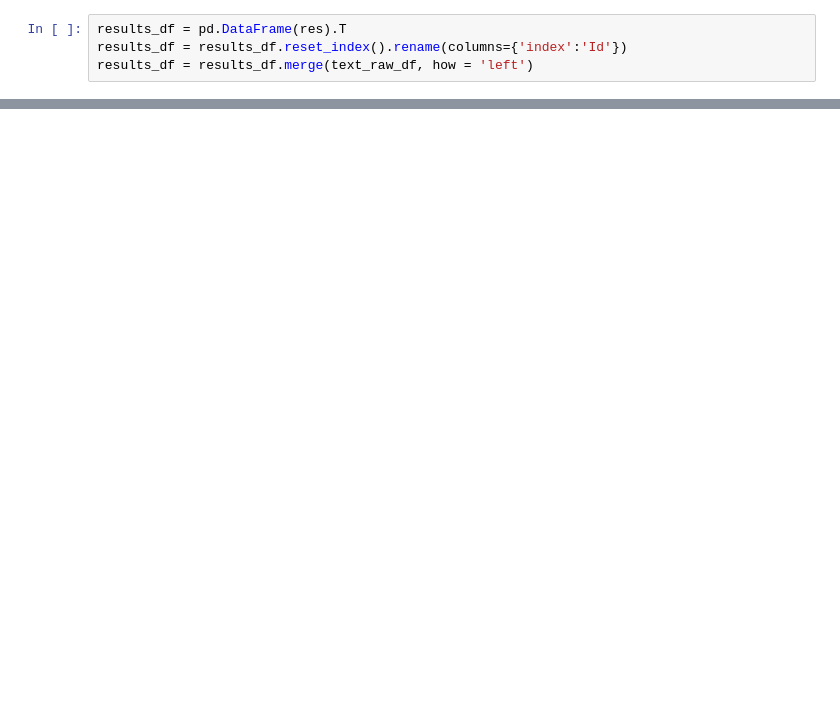
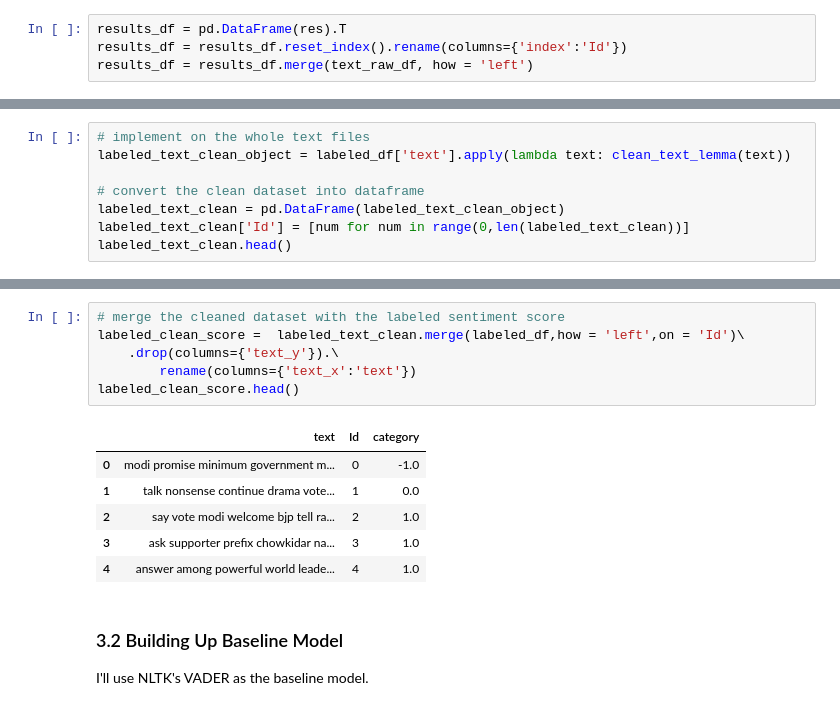
Before and after one commit to HuanSunGo/Quantilope_Core, a Jupyter notebook: src/tweet_analysis/twitter_huan/sentiment_analysis.ipynb, the cells around one changed output, grey strips where cells are left out. Saved outputs shown, nothing was run; the diff lists cells and outputs as text; blank space fills up the shorter version.

```diff
--- a/src/tweet_analysis/twitter_huan/sentiment_analysis.ipynb
+++ b/src/tweet_analysis/twitter_huan/sentiment_analysis.ipynb
@@ -445,0 +513,8 @@ Difficult to see if there's correlation, but roBERTa model is more confident in
+# %%
+# implement on the whole text files
+labeled_text_clean_object = labeled_df['text'].apply(lambda text: clean_text_lemma(text))
+
+# convert the clean dataset into dataframe
+labeled_text_clean = pd.DataFrame(labeled_text_clean_object)
+labeled_text_clean['Id'] = [num for num in range(0,len(labeled_text_clean))]
+labeled_text_clean.head()
@@ -445,0 +535,16 @@ Difficult to see if there's correlation, but roBERTa model is more confident in
+# %%
+# merge the cleaned dataset with the labeled sentiment score
+labeled_clean_score =  labeled_text_clean.merge(labeled_df,how = 'left',on = 'Id')\
+    .drop(columns={'text_y'}).\
+        rename(columns={'text_x':'text'})
+labeled_clean_score.head()
+# %% [output]
+|  | text | Id | category |
+| 0 | modi promise minimum government m... | 0 | -1.0 |
+| 1 | talk nonsense continue drama vote... | 1 | 0.0 |
+| 2 | say vote modi welcome bjp tell ra... | 2 | 1.0 |
+| 3 | ask supporter prefix chowkidar na... | 3 | 1.0 |
+| 4 | answer among powerful world leade... | 4 | 1.0 |
+# %% [markdown]
+### 3.2 Building Up Baseline Model
+I'll use NLTK's VADER as the baseline model.
```
Also changed, not shown: parts of 32 cells of this notebook, 7 other files.
